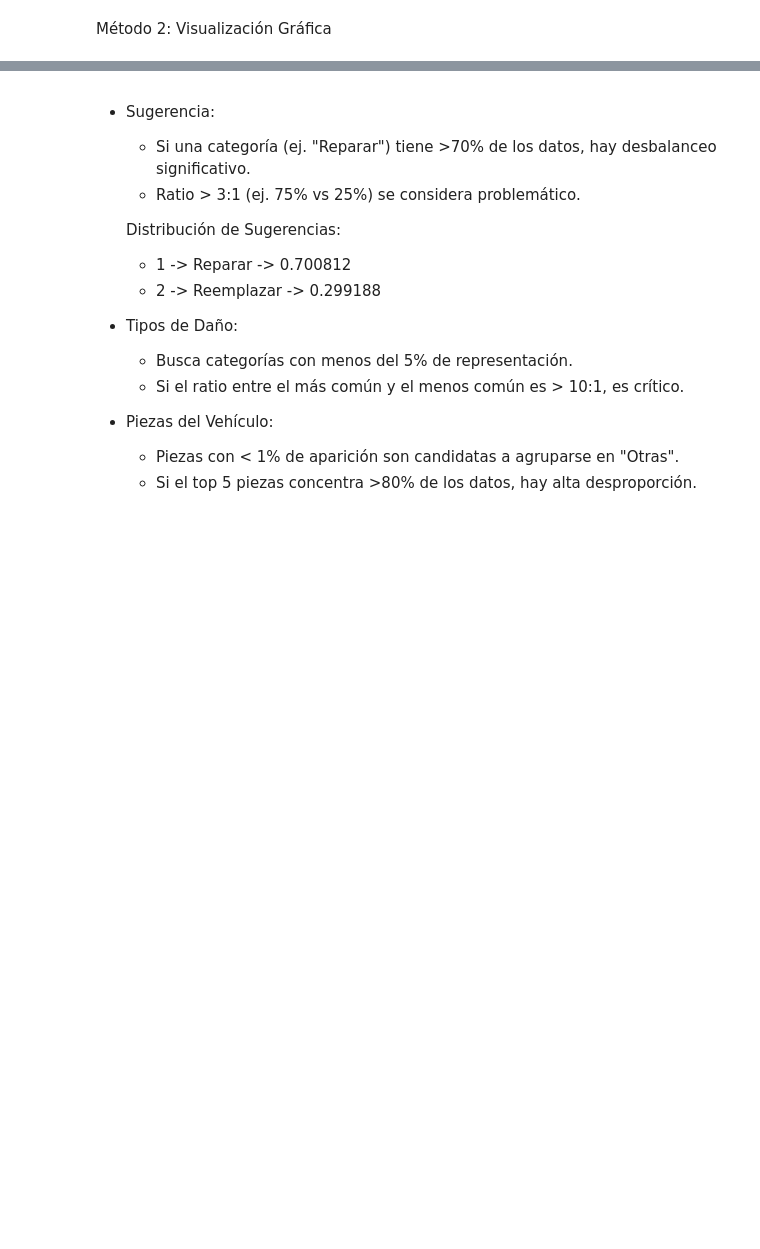
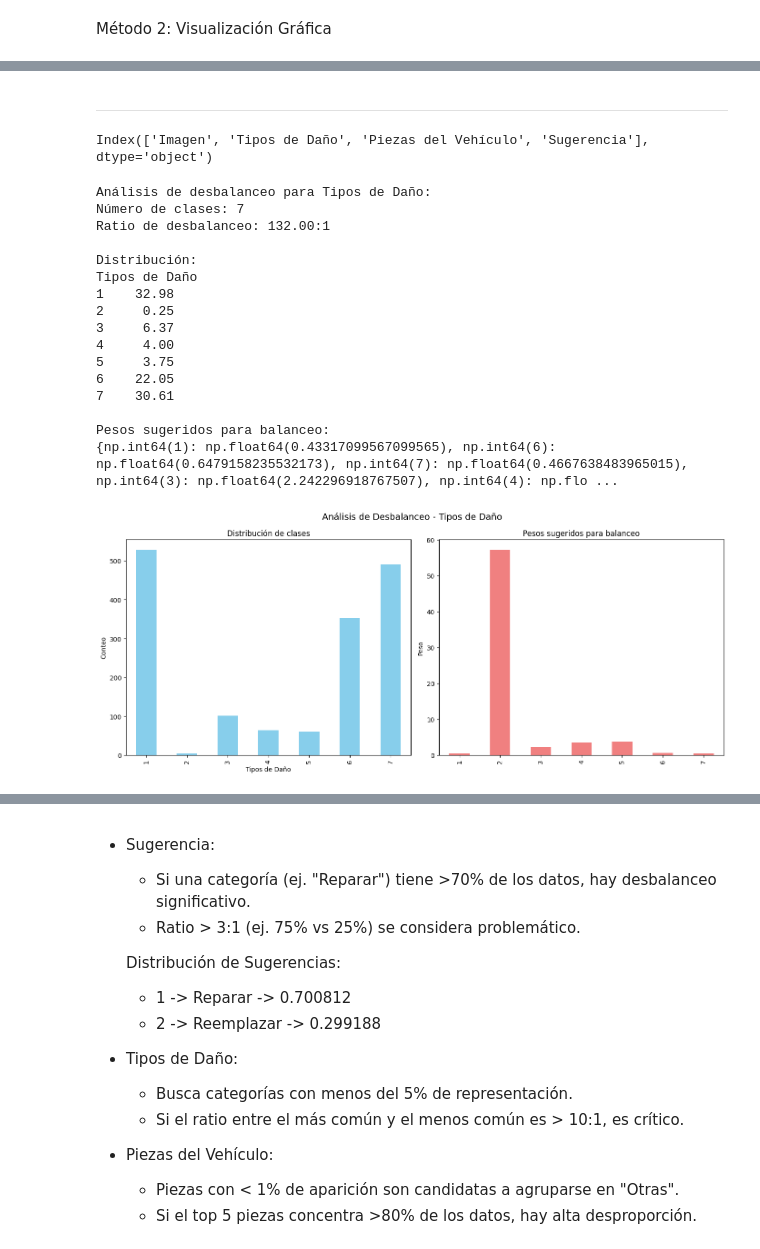
Before and after one commit to ramirezla/VehiculosVerificationDeDannosEtiquetasReducidas, a Jupyter notebook: modelo_detectar_dannos_en_imagenes_de_vehiculos_Con_MejorasV5_B0.ipynb, the cells around one changed output, grey strips where cells are left out. Cells and saved outputs as stored; diff of their text form; code cells hidden in the pictures; blank space fills up the shorter version.

```diff
--- a/modelo_detectar_dannos_en_imagenes_de_vehiculos_Con_MejorasV5_B0.ipynb
+++ b/modelo_detectar_dannos_en_imagenes_de_vehiculos_Con_MejorasV5_B0.ipynb
@@ -416,0 +688,7 @@ calcular_desbalanceo('Piezas del Vehículo')
+# %%
+# Ejemplo de cómo agrupar clases raras
+def agrupar_tipos_dano(tipo):
+    clases_raras = [4, 11, 21, 23, 27, 36, 37, 60, 61]  # Clases con pesos >10
+    return 99 if tipo in clases_raras else tipo  # 99 = "Otros daños"
+
+df['Tipos_Dano_Agrupados'] = df['Tipos de Daño'].apply(agrupar_tipos_dano)
@@ -416,0 +715,2 @@ calcular_desbalanceo('Piezas del Vehículo')
+# %% [markdown]
+---
@@ -416,0 +779,25 @@ calcular_desbalanceo('Piezas del Vehículo')
+# %%
+df.columns
+# %% [output]
+Index(['Imagen', 'Tipos de Daño', 'Piezas del Vehículo', 'Sugerencia'], dtype='object')
+# %%
+# 3. Uso para ver desbalanceo de Tipos de daño
+visualizar_desbalanceo(df, 'Tipos de Daño', 'Análisis de Desbalanceo - Tipos de Daño')
+# %% [output]
+Análisis de desbalanceo para Tipos de Daño:
+Número de clases: 7
+Ratio de desbalanceo: 132.00:1
+
+Distribución:
+Tipos de Daño
+1    32.98
+2     0.25
+3     6.37
+4     4.00
+5     3.75
+6    22.05
+7    30.61
+
+Pesos sugeridos para balanceo:
+{np.int64(1): np.float64(0.43317099567099565), np.int64(6): np.float64(0.6479158235532173), np.int64(7): np.float64(0.4667638483965015), np.int64(3): np.float64(2.242296918767507), np.int64(4): np.flo ...
+[figure, added]
```
Also changed, not shown: parts of 27 cells of this notebook, 7 other files.
